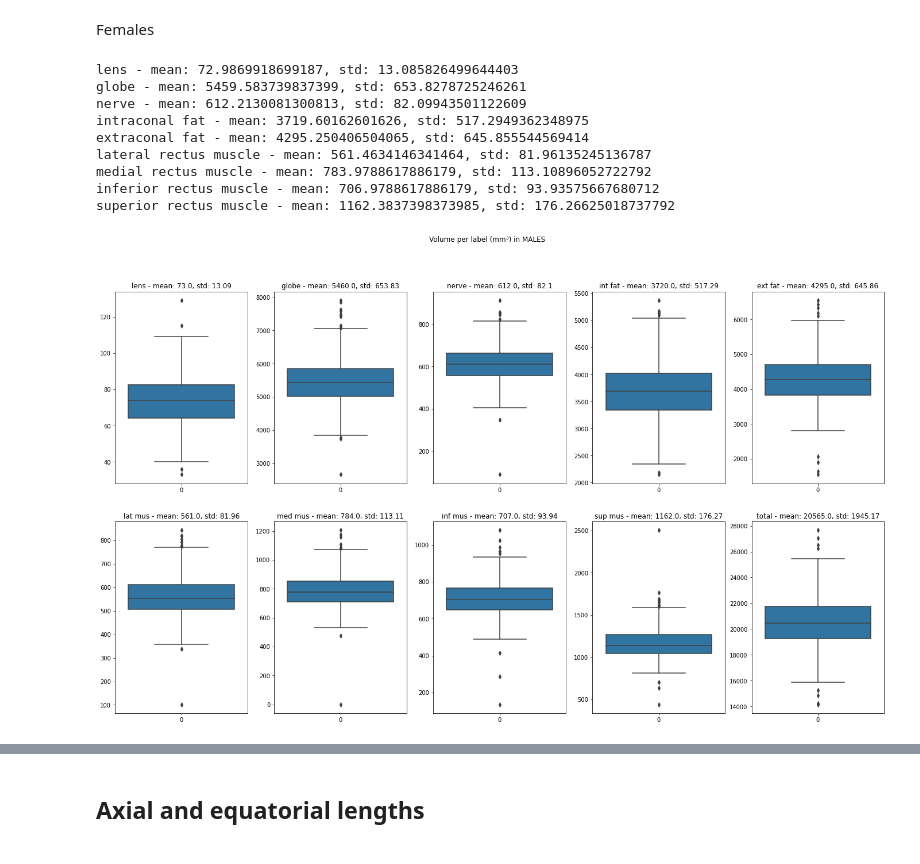
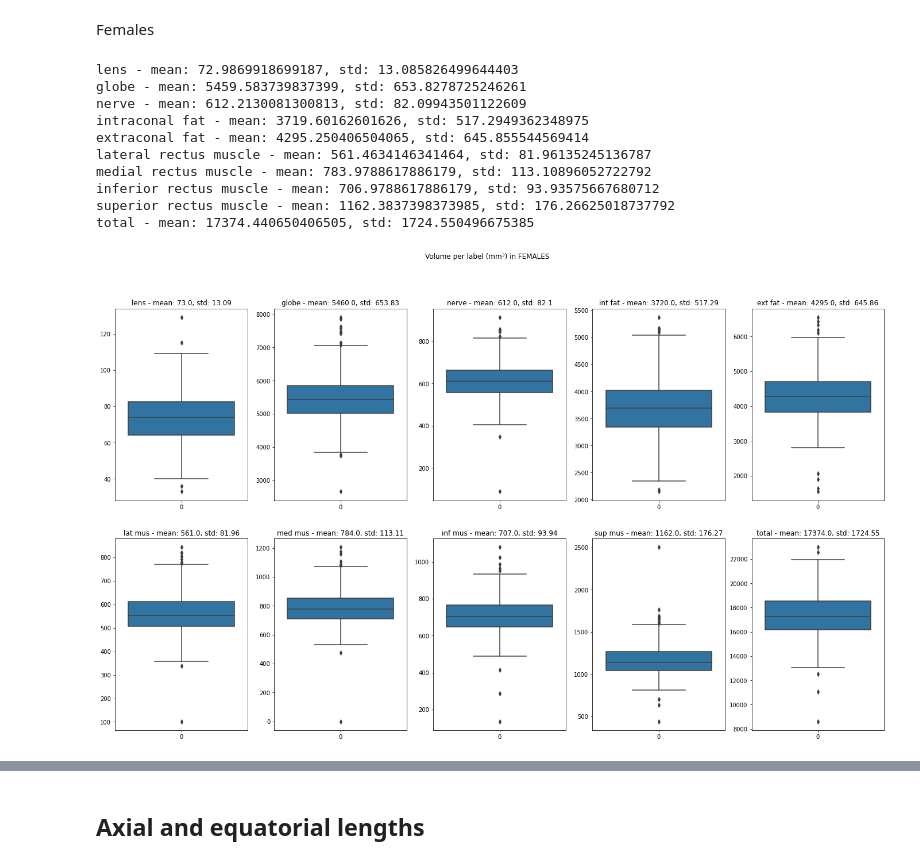
Before and after one commit to jaimebarran/a-eye_segmentation, a Jupyter notebook: deep_learning/3D_multilabel/extract_biometrics.ipynb, the cells around one changed output, grey strips where cells are left out. Saved outputs shown, nothing was run; the diff lists cells and outputs as text; code cells hidden in the pictures.

Commit message:
volumetry males and females together

```diff
--- a/deep_learning/3D_multilabel/extract_biometrics.ipynb
+++ b/deep_learning/3D_multilabel/extract_biometrics.ipynb
@@ -512,10 +512,14 @@ print(f'inferior rectus muscle - mean: {np.mean(vol_inf_mus)}, std: {np.std(vol_
 vol_sup_mus = np.array([female_group["vol_sup_mus"]])
 print(f'superior rectus muscle - mean: {np.mean(vol_sup_mus)}, std: {np.std(vol_sup_mus)}')
 
+# total
+vol_total = np.array([female_group["vol_total"]])
+print(f'total - mean: {np.mean(vol_total)}, std: {np.std(vol_total)}')
+
 # Subplots
 k = 1.5 # Figure size to preserve ratio 16:9
 fig, ax = plt.subplots(2, 5, figsize=(16*k, 9*k))
-fig.suptitle('Volume per label (mm³) in MALES')
+fig.suptitle('Volume per label (mm³) in FEMALES')
 fig.patch.set_facecolor('white')
 fix_axis = False
 # x_axis = [-2, 2]
@@ -586,31 +590,32 @@ if fix_axis:
     ax[1][2].set_ylim([400, 1300])
 
 # superior rectus muscle
 ax[1][3].set_title(f'sup mus - mean: {np.round(np.mean(vol_sup_mus))}, std: {np.round(np.std(vol_sup_mus), 2)}')
 graph_med_mus = sns.boxplot(vol_sup_mus, ax=ax[1][3])
 # graph_med_mus.axhline(np.round(np.mean(vol_sup_mus)), color='red')
 if fix_axis:
     # ax[1][3].set_xlim(x_axis)
     ax[1][3].set_ylim([300, 2000])
 
 # total
 ax[1][4].set_title(f'total - mean: {np.round(np.mean(vol_total))}, std: {np.round(np.std(vol_total), 2)}')
 graph_total = sns.boxplot(vol_total, ax=ax[1][4])
 if fix_axis:
     # ax[1][3].set_xlim(x_axis)
     ax[1][4].set_ylim([300, 2000])
 
 plt.show
 
 plt.savefig('/mnt/sda1/Repos/a-eye/Output/volumes/volumes_reg_females.png')
 # %% [output]
 lens - mean: 72.9869918699187, std: 13.085826499644403
 globe - mean: 5459.583739837399, std: 653.8278725246261
 nerve - mean: 612.2130081300813, std: 82.09943501122609
 intraconal fat - mean: 3719.60162601626, std: 517.2949362348975
 extraconal fat - mean: 4295.250406504065, std: 645.855544569414
 lateral rectus muscle - mean: 561.4634146341464, std: 81.96135245136787
 medial rectus muscle - mean: 783.9788617886179, std: 113.10896052722792
 inferior rectus muscle - mean: 706.9788617886179, std: 93.93575667680712
 superior rectus muscle - mean: 1162.3837398373985, std: 176.26625018737792
+total - mean: 17374.440650406505, std: 1724.550496675385
-[figure, old version]
+[figure, new version]
```
Also changed, not shown: parts of 3 cells of this notebook.
